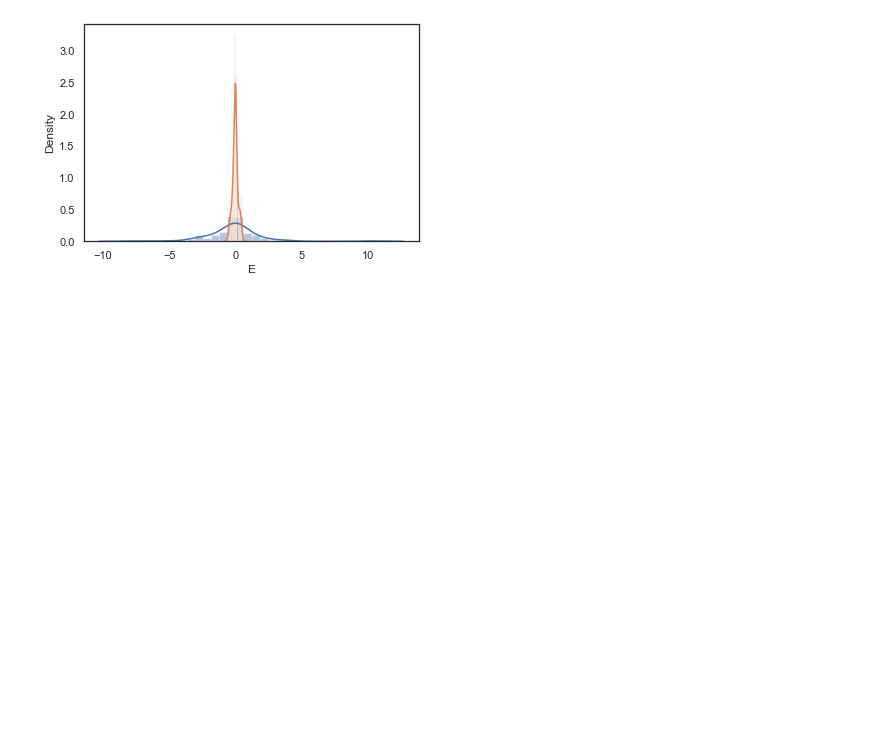
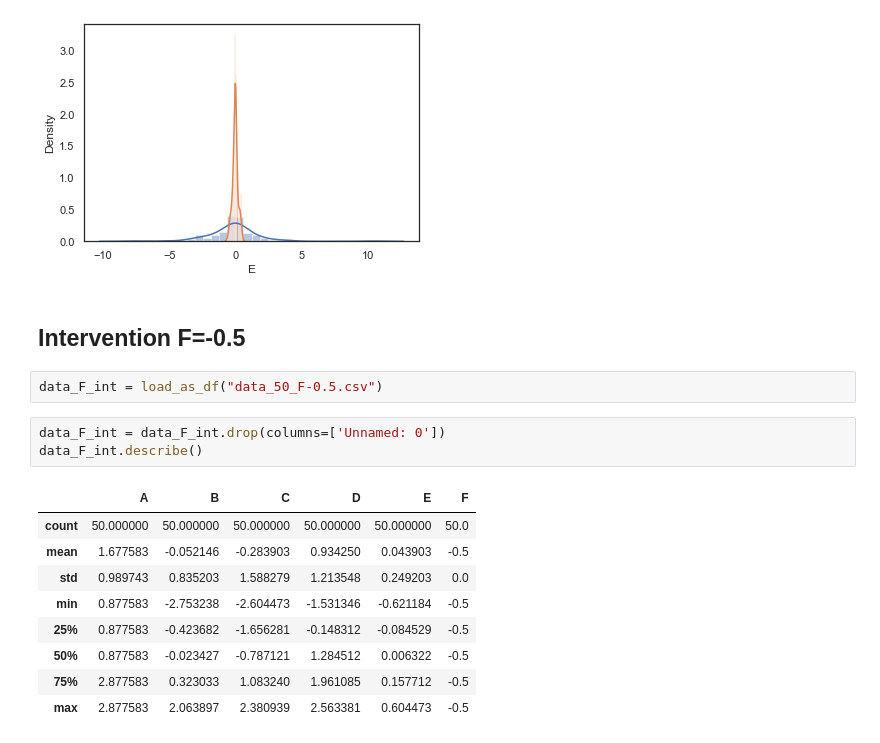
Before and after one commit to Maplewarrior/02463---Causality-project, a Jupyter notebook: 02463 Causality.ipynb, the cells around one changed output. Saved outputs shown, nothing was run; the diff lists cells and outputs as text; blank space fills up the shorter version.

```diff
--- a/02463 Causality.ipynb
+++ b/02463 Causality.ipynb
@@ -114,3 +118,20 @@ sns.distplot(data['E'])
 # %% [output]
 <AxesSubplot:xlabel='E', ylabel='Density'>
 [figure]
+# %% [markdown]
+## Intervention F=-0.5
+# %%
+data_F_int = load_as_df("data_50_F-0.5.csv")
+# %%
+data_F_int = data_F_int.drop(columns=['Unnamed: 0'])
+data_F_int.describe()
+# %% [output]
+|  | A | B | C | D | E | F |
+| count | 50.000000 | 50.000000 | 50.000000 | 50.000000 | 50.000000 | 50.0 |
+| mean | 1.677583 | -0.052146 | -0.283903 | 0.934250 | 0.043903 | -0.5 |
+| std | 0.989743 | 0.835203 | 1.588279 | 1.213548 | 0.249203 | 0.0 |
+| min | 0.877583 | -2.753238 | -2.604473 | -1.531346 | -0.621184 | -0.5 |
+| 25% | 0.877583 | -0.423682 | -1.656281 | -0.148312 | -0.084529 | -0.5 |
+| 50% | 0.877583 | -0.023427 | -0.787121 | 1.284512 | 0.006322 | -0.5 |
+| 75% | 2.877583 | 0.323033 | 1.083240 | 1.961085 | 0.157712 | -0.5 |
+| max | 2.877583 | 2.063897 | 2.380939 | 2.563381 | 0.604473 | -0.5 |
```
Also changed, not shown: parts of 4 cells of this notebook, 2 other files.
